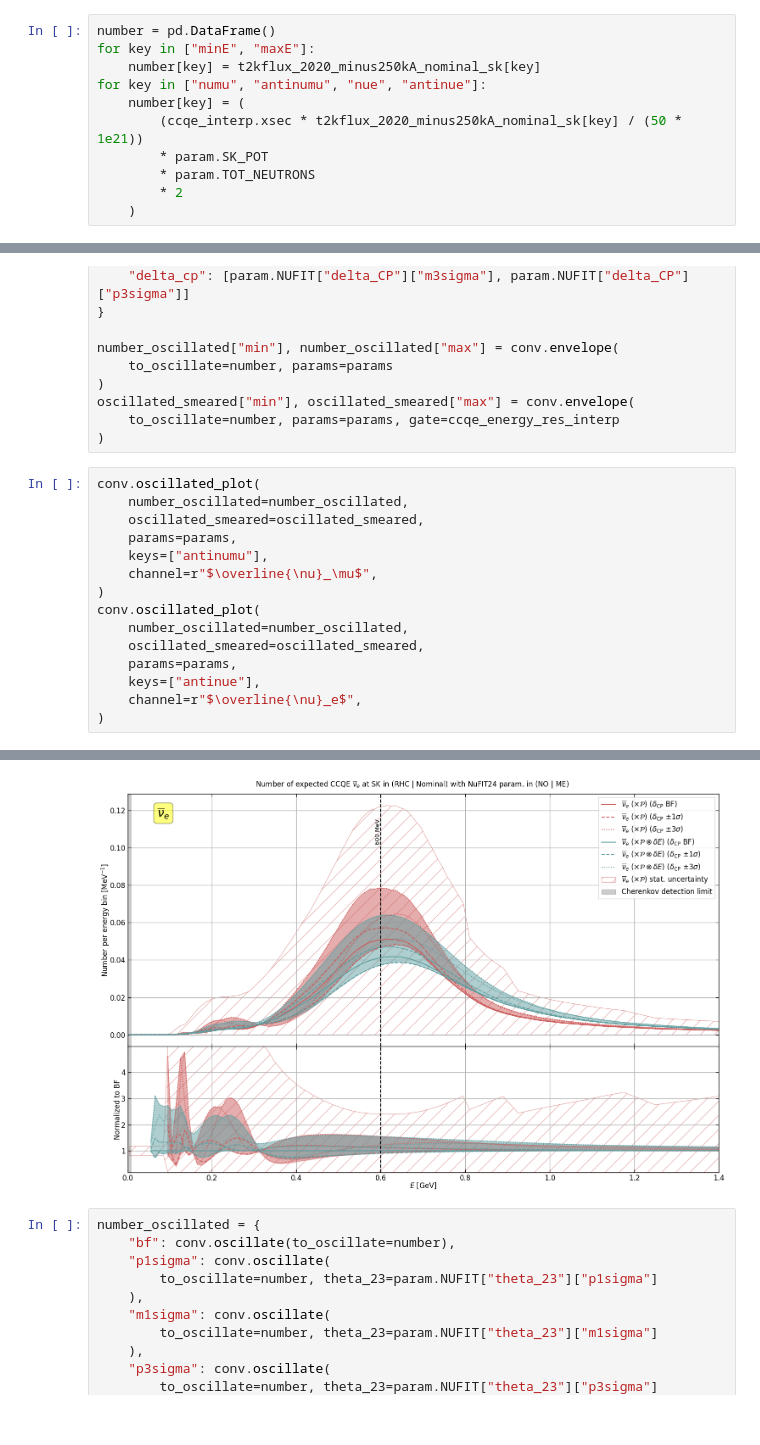
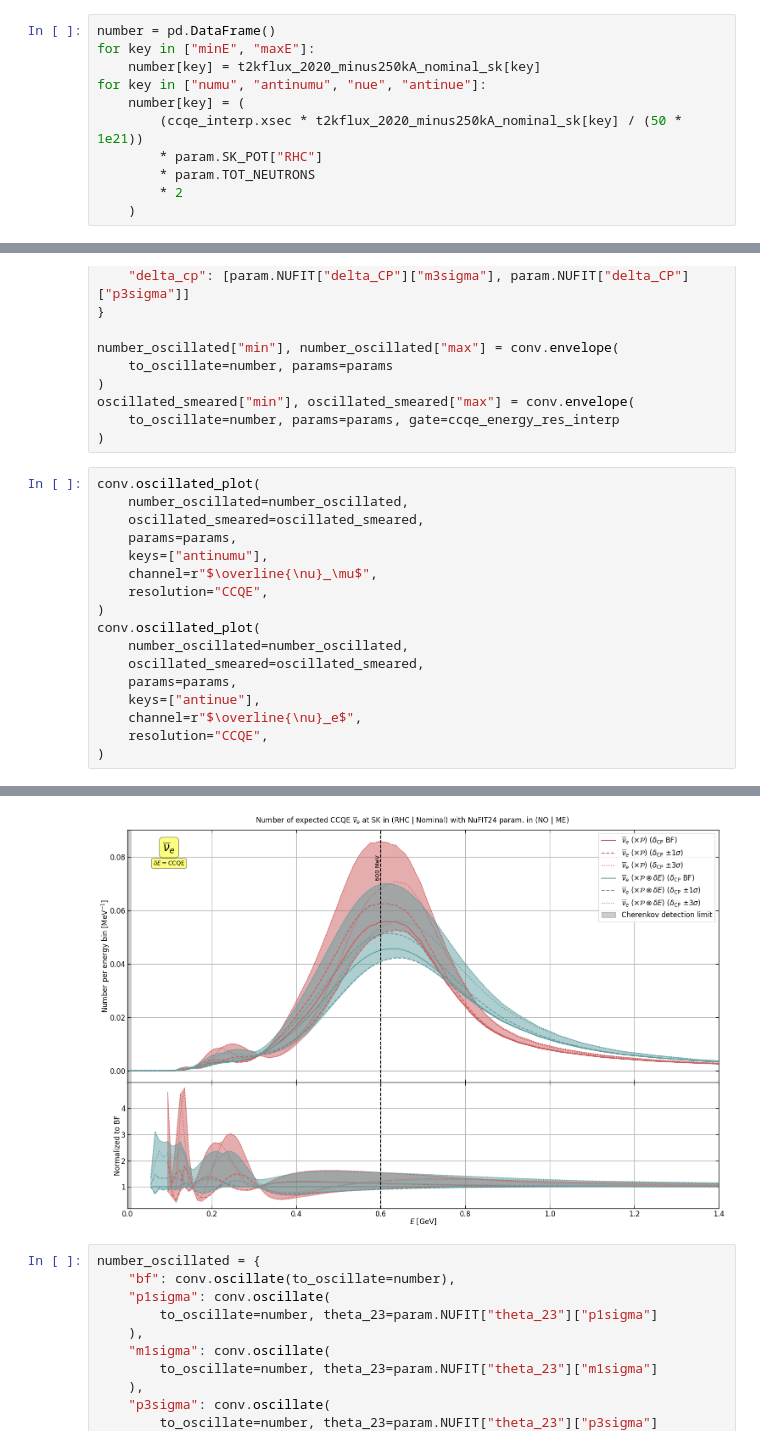
Before and after one commit to pboistier/energy-effects-T2K, a Jupyter notebook: docs/source/notebooks/rhc_tot.ipynb, the cells around one changed output, grey strips where cells are left out. Cells and saved outputs as stored; diff of their text form.

```diff
--- a/docs/source/notebooks/rhc_tot.ipynb
+++ b/docs/source/notebooks/rhc_tot.ipynb
@@ -75,7 +75,7 @@ for key in ["minE", "maxE"]:
 for key in ["numu", "antinumu", "nue", "antinue"]:
     number[key] = (
         (ccqe_interp.xsec * t2kflux_2020_minus250kA_nominal_sk[key] / (50 * 1e21))
-        * param.SK_POT
+        * param.SK_POT["RHC"]
         * param.TOT_NEUTRONS
         * 2
     )
@@ -300,6 +302,7 @@ conv.oscillated_plot(
     params=params,
     keys=["antinumu"],
     channel=r"$\overline{\nu}_\mu$",
+    resolution="CCQE",
 )
 conv.oscillated_plot(
     number_oscillated=number_oscillated,
@@ -307,5 +310,6 @@ conv.oscillated_plot(
     params=params,
     keys=["antinue"],
     channel=r"$\overline{\nu}_e$",
+    resolution="CCQE",
 )
 # %% [output]
@@ -313,4 +317,4 @@ conv.oscillated_plot(
-[figure, old version]
+[figure, new version]
 # %%
 number_oscillated = {
     "bf": conv.oscillate(to_oscillate=number),
```
Also changed, not shown: parts of 7 cells of this notebook, 9 other files.
